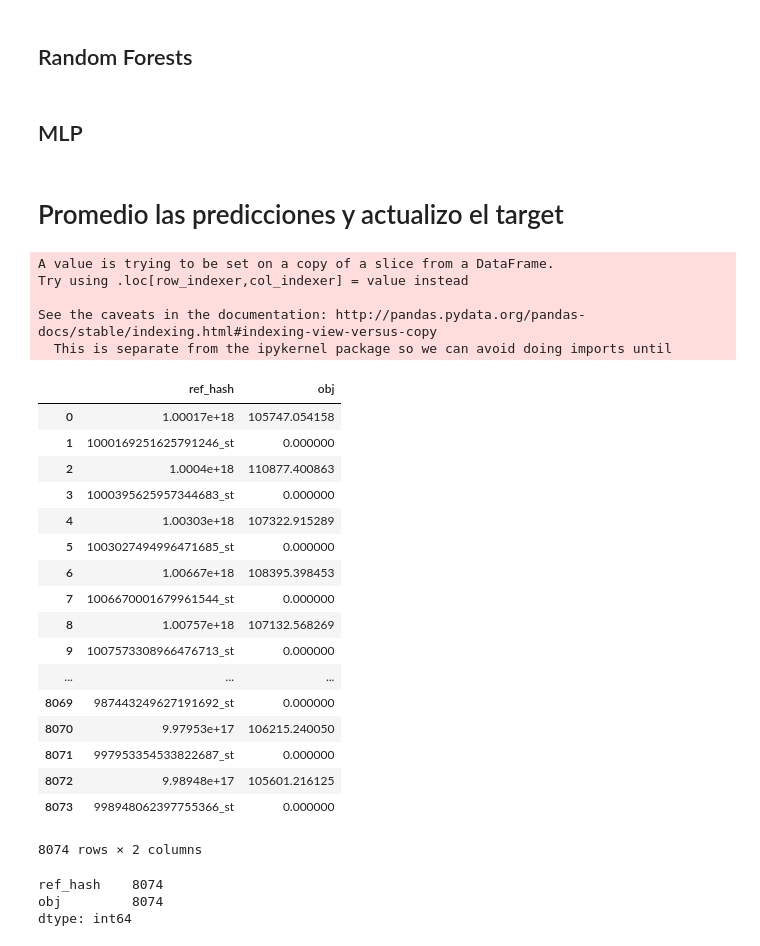
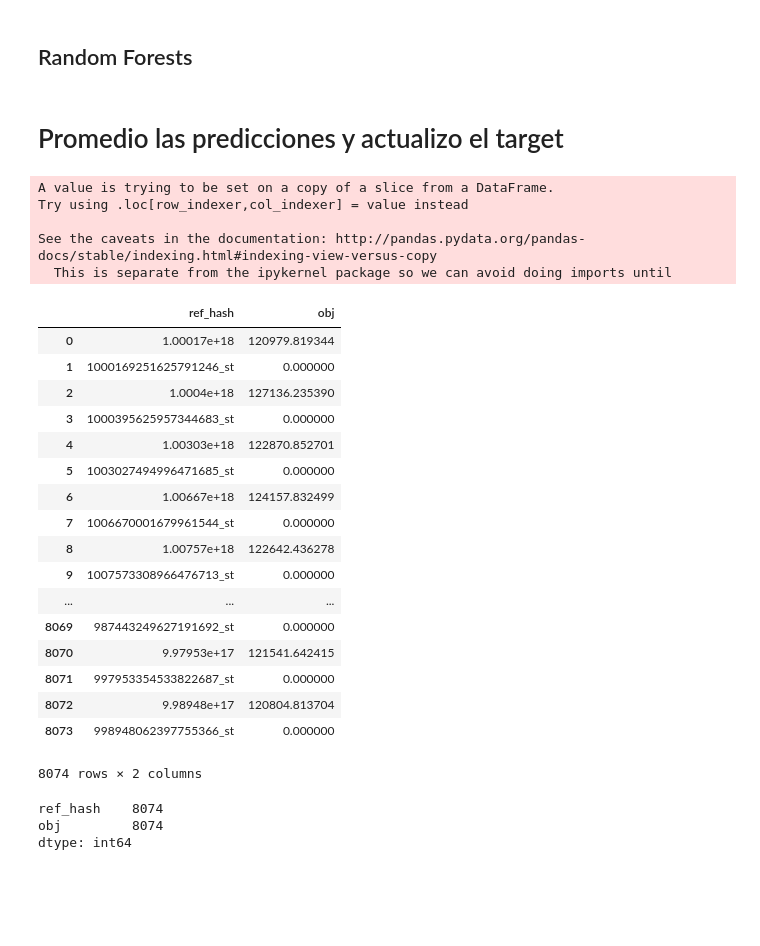
Before and after one commit to shizus/7506-1c2019, a Jupyter notebook: tp2/scripts/CalculoSc.ipynb, the cells around one changed output. Cells and saved outputs as stored; diff of their text form; code cells hidden in the pictures; blank space fills up the shorter version.

```diff
--- a/tp2/scripts/CalculoSc.ipynb
+++ b/tp2/scripts/CalculoSc.ipynb
@@ -291,5 +326,3 @@ predictions_sc_lgbm = gbm.predict(X)
 # %%
 rf = joblib.load('modelos/sc/rf.pkl')
 predictions_sc_rf = rf.predict(X)
-# %% [markdown]
-## MLP
@@ -299,33 +329,33 @@ predictions_sc_nn = nn.predict(X)
 # %% [markdown]
 # Promedio las predicciones y actualizo el target
 # %%
-predictions_sc = np.add(np.add(np.add(np.add(np.add(predictions_sc_xgb,predictions_sc_bagging), predictions_sc_adaboost), predictions_sc_lgbm),predictions_sc_rf), predictions_sc_nn)
-predictions_sc = predictions_sc / 6
+predictions_sc = np.add(np.add(np.add(np.add(predictions_sc_xgb,predictions_sc_bagging), predictions_sc_adaboost), predictions_sc_lgbm),predictions_sc_rf)
+predictions_sc = predictions_sc / 5
 targets_sc['obj'] = predictions_sc
 target.update(targets_sc)
 target
 # %% [output]
 A value is trying to be set on a copy of a slice from a DataFrame.
 Try using .loc[row_indexer,col_indexer] = value instead
 
 See the caveats in the documentation: http://pandas.pydata.org/pandas-docs/stable/indexing.html#indexing-view-versus-copy
   This is separate from the ipykernel package so we can avoid doing imports until
 |  | ref_hash | obj |
-| 0 | 1.00017e+18 | 105747.054158 |
+| 0 | 1.00017e+18 | 120979.819344 |
 | 1 | 1000169251625791246_st | 0.000000 |
-| 2 | 1.0004e+18 | 110877.400863 |
+| 2 | 1.0004e+18 | 127136.235390 |
 | 3 | 1000395625957344683_st | 0.000000 |
-| 4 | 1.00303e+18 | 107322.915289 |
+| 4 | 1.00303e+18 | 122870.852701 |
 | 5 | 1003027494996471685_st | 0.000000 |
-| 6 | 1.00667e+18 | 108395.398453 |
+| 6 | 1.00667e+18 | 124157.832499 |
 | 7 | 1006670001679961544_st | 0.000000 |
-| 8 | 1.00757e+18 | 107132.568269 |
+| 8 | 1.00757e+18 | 122642.436278 |
 | 9 | 1007573308966476713_st | 0.000000 |
 | ... | ... | ... |
 | 8069 | 987443249627191692_st | 0.000000 |
-| 8070 | 9.97953e+17 | 106215.240050 |
+| 8070 | 9.97953e+17 | 121541.642415 |
 | 8071 | 997953354533822687_st | 0.000000 |
-| 8072 | 9.98948e+17 | 105601.216125 |
+| 8072 | 9.98948e+17 | 120804.813704 |
 | 8073 | 998948062397755366_st | 0.000000 |
 8074 rows × 2 columns
 # %%
```
Also changed, not shown: parts of 11 cells of this notebook, 13 other files.
